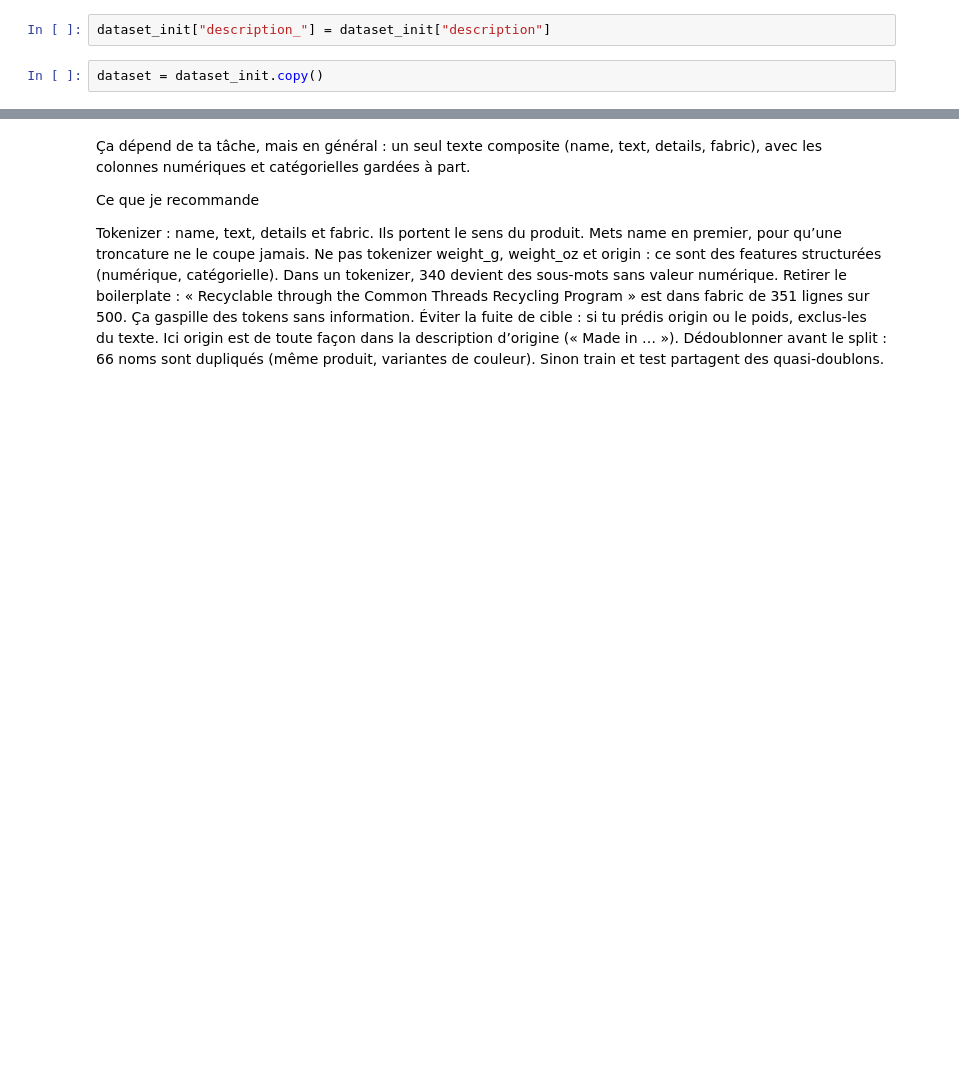
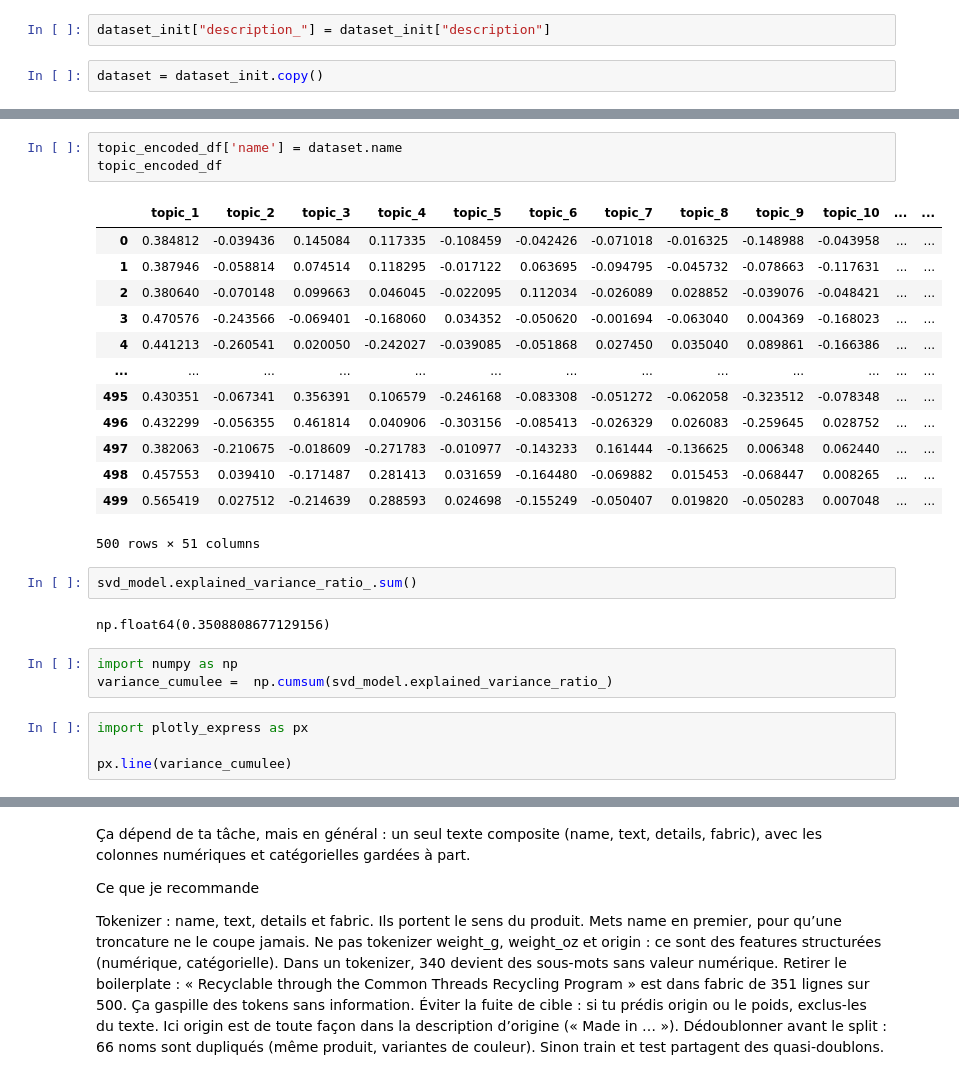
Before and after one commit to cyrilbraguy/Bl3_Northface_cyril, a Jupyter notebook: 02-The_North_Face_ecommerce_cyril.ipynb, the cells around one changed output, grey strips where cells are left out. Cells and saved outputs as stored; diff of their text form; blank space fills up the shorter version.

```diff
--- a/02-The_North_Face_ecommerce_cyril.ipynb
+++ b/02-The_North_Face_ecommerce_cyril.ipynb
@@ -334,0 +476,28 @@ vectorizer.vocabulary_
+# %%
+topic_encoded_df['name'] = dataset.name
+topic_encoded_df
+# %% [output]
+|  | topic_1 | topic_2 | topic_3 | topic_4 | topic_5 | topic_6 | topic_7 | topic_8 | topic_9 | topic_10 | ... | ... |
+| 0 | 0.384812 | -0.039436 | 0.145084 | 0.117335 | -0.108459 | -0.042426 | -0.071018 | -0.016325 | -0.148988 | -0.043958 | ... | ... |
+| 1 | 0.387946 | -0.058814 | 0.074514 | 0.118295 | -0.017122 | 0.063695 | -0.094795 | -0.045732 | -0.078663 | -0.117631 | ... | ... |
+| 2 | 0.380640 | -0.070148 | 0.099663 | 0.046045 | -0.022095 | 0.112034 | -0.026089 | 0.028852 | -0.039076 | -0.048421 | ... | ... |
+| 3 | 0.470576 | -0.243566 | -0.069401 | -0.168060 | 0.034352 | -0.050620 | -0.001694 | -0.063040 | 0.004369 | -0.168023 | ... | ... |
+| 4 | 0.441213 | -0.260541 | 0.020050 | -0.242027 | -0.039085 | -0.051868 | 0.027450 | 0.035040 | 0.089861 | -0.166386 | ... | ... |
+| ... | ... | ... | ... | ... | ... | ... | ... | ... | ... | ... | ... | ... |
+| 495 | 0.430351 | -0.067341 | 0.356391 | 0.106579 | -0.246168 | -0.083308 | -0.051272 | -0.062058 | -0.323512 | -0.078348 | ... | ... |
+| 496 | 0.432299 | -0.056355 | 0.461814 | 0.040906 | -0.303156 | -0.085413 | -0.026329 | 0.026083 | -0.259645 | 0.028752 | ... | ... |
+| 497 | 0.382063 | -0.210675 | -0.018609 | -0.271783 | -0.010977 | -0.143233 | 0.161444 | -0.136625 | 0.006348 | 0.062440 | ... | ... |
+| 498 | 0.457553 | 0.039410 | -0.171487 | 0.281413 | 0.031659 | -0.164480 | -0.069882 | 0.015453 | -0.068447 | 0.008265 | ... | ... |
+| 499 | 0.565419 | 0.027512 | -0.214639 | 0.288593 | 0.024698 | -0.155249 | -0.050407 | 0.019820 | -0.050283 | 0.007048 | ... | ... |
+500 rows × 51 columns
+# %%
+svd_model.explained_variance_ratio_.sum()
+# %% [output]
+np.float64(0.3508808677129156)
+# %%
+import numpy as np
+variance_cumulee =  np.cumsum(svd_model.explained_variance_ratio_)
+# %%
+import plotly_express as px
+
+px.line(variance_cumulee)
```
Also changed, not shown: parts of 26 cells of this notebook.
